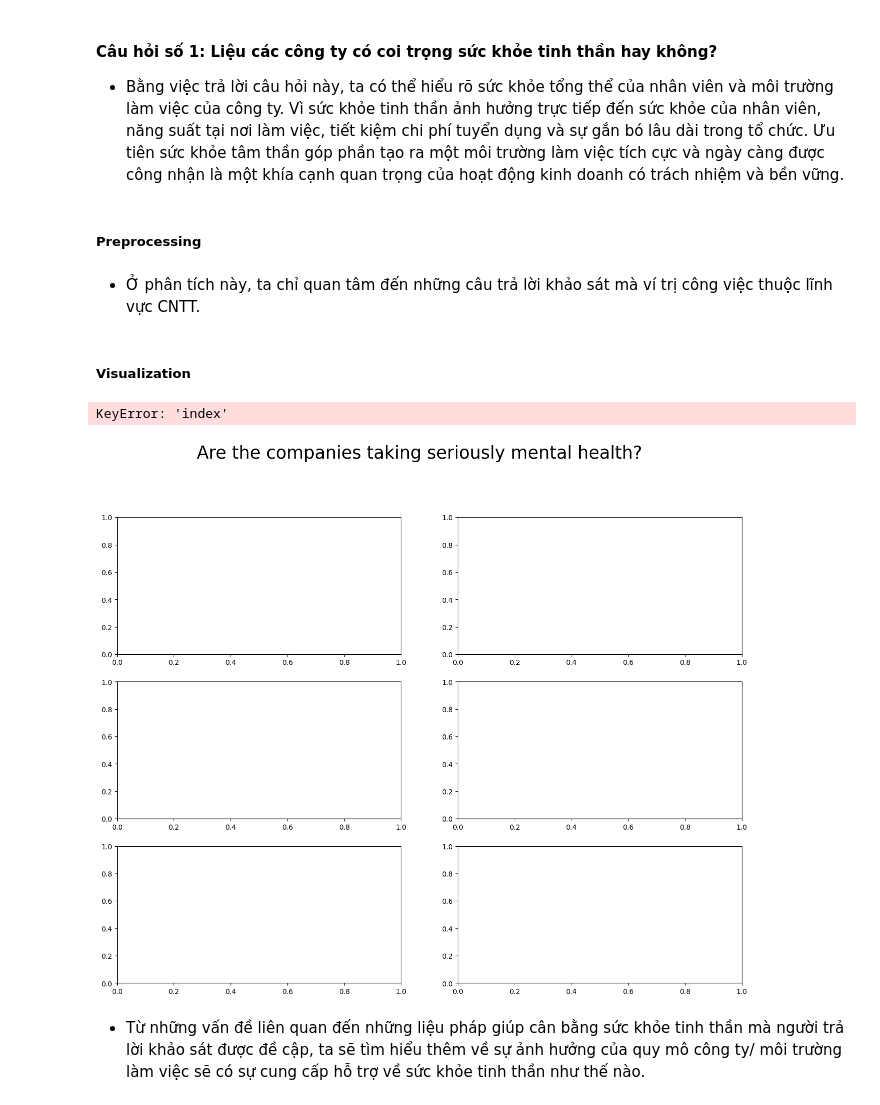
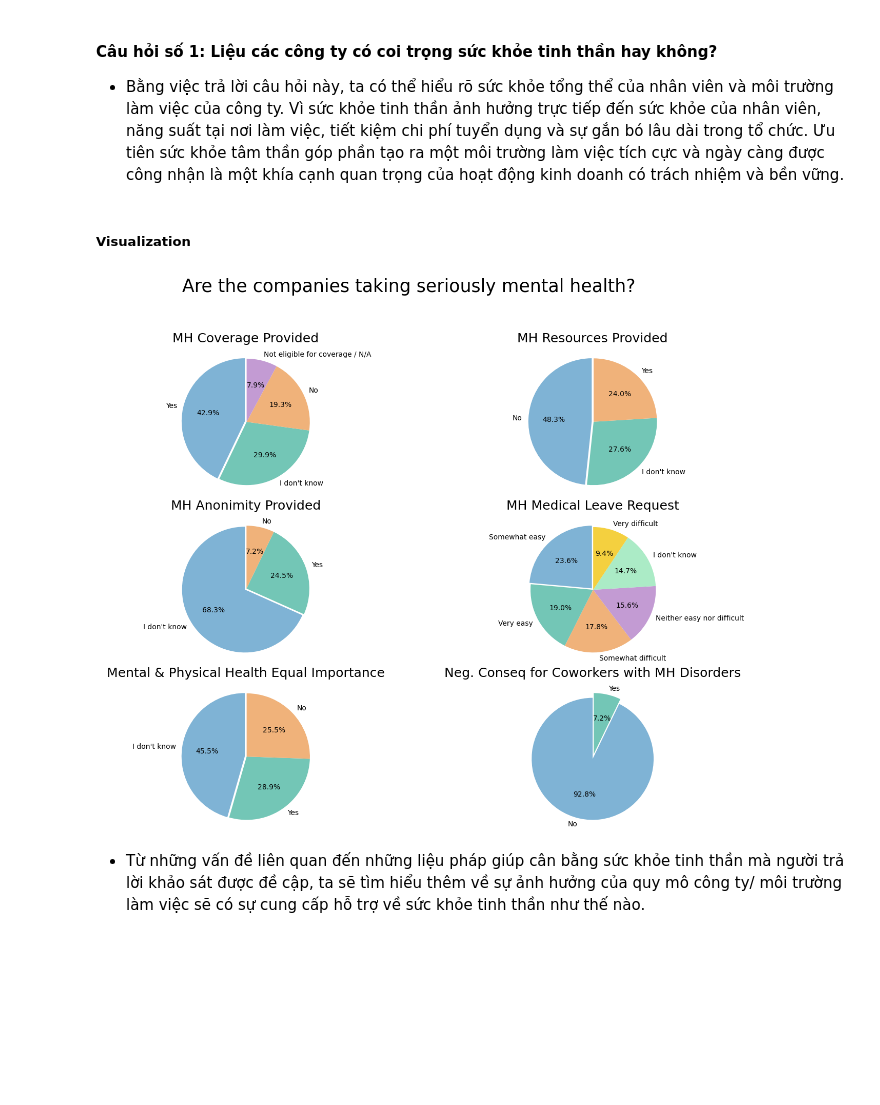
Before and after one commit to iam-Dylan/pfds-final-project, a Jupyter notebook: 4-analyzing.ipynb, the cells around one changed output. Cells and saved outputs as stored; diff of their text form; code cells hidden in the pictures; blank space fills up the shorter version.

```diff
--- a/4-analyzing.ipynb
+++ b/4-analyzing.ipynb
@@ -41,28 +41,6 @@ df.head(5)
 # %% [markdown]
 #### Câu hỏi số 1: **Liệu các công ty có coi trọng sức khỏe tinh thần hay không?**
 + Bằng việc trả lời câu hỏi này, ta có thể hiểu rõ sức khỏe tổng thể của nhân viên và môi trường làm việc của công ty. Vì sức khỏe tinh thần ảnh hưởng trực tiếp đến sức khỏe của nhân viên, năng suất tại nơi làm việc, tiết kiệm chi phí tuyển dụng và sự gắn bó lâu dài trong tổ chức. Ưu tiên sức khỏe tâm thần góp phần tạo ra một môi trường làm việc tích cực và ngày càng được công nhận là một khía cạnh quan trọng của hoạt động kinh doanh có trách nhiệm và bền vững.
-# %% [markdown]
-##### **Preprocessing**
-# %% [markdown]
-+ Ở phân tích này, ta chỉ quan tâm đến những câu trả lời khảo sát mà ví trị công việc thuộc lĩnh vực CNTT.
-# %%
-tech_list = []
-techs = ['Back-end', 'Front-end', 'Dev', 'DevOps']
-for tech in techs:
-    tech_list.append(df[df['work_position'].str.contains(tech)]['work_position'].tolist())
-
-flat_list = [item for sublist in tech_list for item in sublist]
-flat_list = list(dict.fromkeys(flat_list)) # remove the duplicates
-
-# recode the list with tech work position
-df['tech_flag'] = df['work_position']
-df['tech_flag'].replace(to_replace = flat_list, value = 1, inplace = True)
-
-# the other items - non tech
-remain_list = df['tech_flag'].unique()[1:].tolist()
-df['tech_flag'].replace(to_replace = remain_list, value = 0, inplace = True)
-
-tech_df = df[df['tech_flag'] == 1]
 # %% [markdown]
 ##### **Visualization**
 # %%
@@ -70,7 +48,7 @@ fig, ax = plt.subplots(figsize = (16, 12), ncols=2, nrows=3)
 plt.suptitle('Are the companies taking seriously mental health?', fontsize = 25, y = 1)
 
 # does your employer provide mental health benefits as part of healthcare coverage?
-coverage_df = tech_df[['mh_coverage_flag']]
+coverage_df = df[['mh_coverage_flag']]
 coverage_df = coverage_df['mh_coverage_flag'].value_counts().reset_index()
 colors = ['#7FB3D5', '#73C6B6', '#F0B27A', '#C39BD3']
 explode = (0.03, 0, 0, 0)
@@ -79,7 +57,7 @@ ax[0][0].axis('equal')
 ax[0][0].set_title('MH Coverage Provided', pad = 14, fontsize = 18)
 
 # does your employer offer resources to learn more about mental health concerns and options for seeking help?
-resource_df = tech_df[['mh_resources_provided']]
+resource_df = df[['mh_resources_provided']]
 resource_df = resource_df['mh_resources_provided'].value_counts().reset_index()
 colors = ['#7FB3D5', '#73C6B6', '#F0B27A']
 explode = (0.03, 0, 0)
@@ -88,44 +66,43 @@ ax[0][1].axis('equal')
 ax[0][1].set_title('MH Resources Provided', pad = 14, fontsize = 18)
 
 # is your anonymity protected if you choose to take advantage of mental health or substance abuse treatment resources provided by your employer?
-anonimity_df = tech_df[['mh_anonimity_flag']]
+anonimity_df = df[['mh_anonimity_flag']]
 anonimity_df = anonimity_df['mh_anonimity_flag'].value_counts().reset_index()
 colors = ['#7FB3D5', '#73C6B6', '#F0B27A']
 explode = (0.03, 0, 0)
 ax[1][0].pie(anonimity_df['mh_anonimity_flag'], explode=explode, labels=anonimity_df['index'], colors=colors, autopct='%1.1f%%', shadow=False, startangle=90)
 ax[1][0].axis('equal')
 ax[1][0].set_title('MH Anonimity Provided', pad = 14, fontsize = 18)
 
 # if a mental health issue prompted you to request a medical leave from work, asking for that leave would be:
-medical_df = tech_df[['mh_medical_leave']]
+medical_df = df[['mh_medical_leave']]
 medical_df = medical_df['mh_medical_leave'].value_counts().reset_index()
-all_ = tech_df['mh_medical_leave'].count()
+all_ = df['mh_medical_leave'].count()
 colors = ['#7FB3D5', '#73C6B6', '#F0B27A', '#C39BD3', '#ABEBC6', '#F4D03F']
 explode = (0.03, 0, 0, 0, 0, 0)
 ax[1][1].pie(medical_df['mh_medical_leave'], explode=explode, labels=medical_df['index'], colors=colors, autopct='%1.1f%%', shadow=False, startangle=90)
 ax[1][1].axis('equal')
 ax[1][1].set_title('MH Medical Leave Request', pad = 14, fontsize = 18)
 
 # do you feel that your employer takes mental health as seriously as physical health?
-physical_df = tech_df[['mh_eq_ph_employer']]
+physical_df = df[['mh_eq_ph_employer']]
 physical_df = physical_df['mh_eq_ph_employer'].value_counts().reset_index()
 colors = ['#7FB3D5', '#73C6B6', '#F0B27A']
 explode = (0.03, 0, 0)
 ax[2][0].pie(physical_df['mh_eq_ph_employer'], explode=explode, labels=physical_df['index'], colors=colors, autopct='%1.1f%%', shadow=False, startangle=90)
 ax[2][0].axis('equal')
 ax[2][0].set_title('Mental & Physical Health Equal Importance', pad = 14, fontsize = 18)
 
 # have you heard of or observed negative consequences for co-workers who have been open about mental health issues in your workplace?
-conseq_df = tech_df[['mh_conseq_coworkers']]
+conseq_df = df[['mh_conseq_coworkers']]
 conseq_df = conseq_df['mh_conseq_coworkers'].value_counts().reset_index()
 colors = ['#7FB3D5', '#73C6B6']
 explode = (0.08, 0)
 ax[2][1].pie(conseq_df['mh_conseq_coworkers'], explode=explode, labels=conseq_df['index'], colors=colors, autopct='%1.1f%%', shadow=False, startangle=90)
 ax[2][1].axis('equal')
 ax[2][1].set_title('Neg. Conseq for Coworkers with MH Disorders', pad = 14, fontsize = 18);
 # %% [output]
-KeyError: 'index'
-[figure, old version]
+[figure, new version]
 # %% [markdown]
 + Từ những vấn đề liên quan đến những liệu pháp giúp cân bằng sức khỏe tinh thần mà người trả lời khảo sát được đề cập, ta sẽ tìm hiểu thêm về sự ảnh hưởng của quy mô công ty/ môi trường làm việc sẽ có sự cung cấp hỗ trợ về sức khỏe tinh thần như thế nào.
 # %%
```
Also changed, not shown: parts of 6 cells of this notebook.
